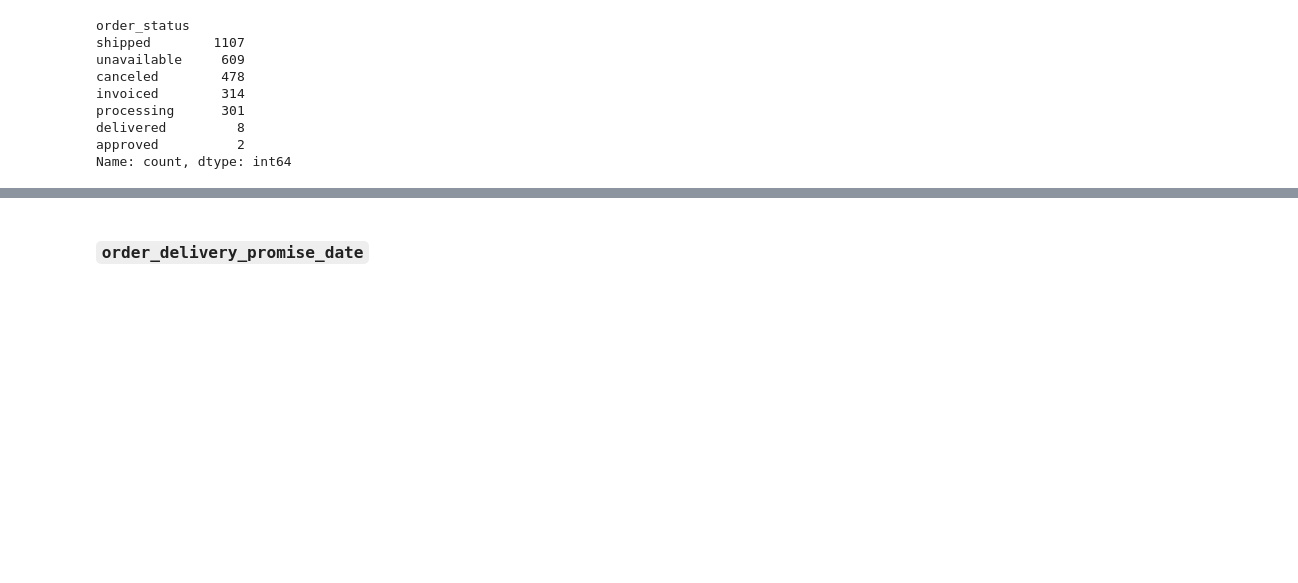
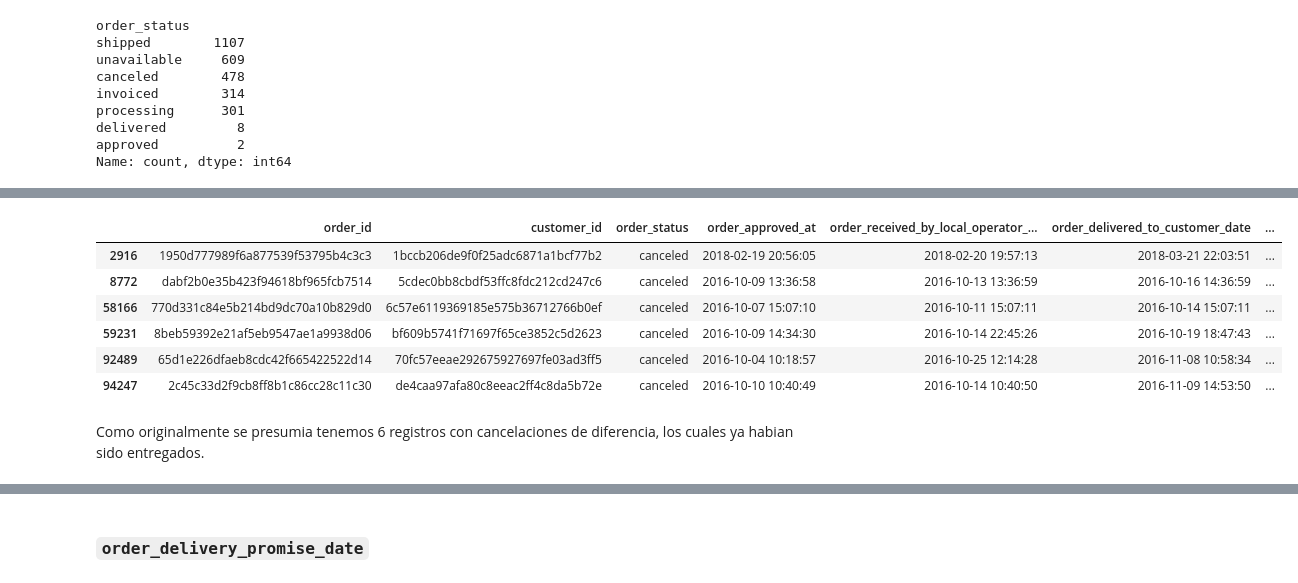
Before and after one commit to MaximilianoTauil/Business_Case, a Jupyter notebook: ETL_Case.ipynb, the cells around one changed output, grey strips where cells are left out. Drawn from its saved outputs; the diff is of its cells as text; code cells hidden in the pictures; blank space fills up the shorter version.

```diff
--- a/ETL_Case.ipynb
+++ b/ETL_Case.ipynb
@@ -350,0 +361,14 @@ Name: count, dtype: int64
+# %%
+filtered_orders = orders.loc[(orders['order_status'] == 'canceled') & (~orders['order_received_by_local_operator_date'].isnull()) &  (~orders['order_delivered_to_customer_date'].isnull())]
+
+filtered_orders
+# %% [output]
+|  | order_id | customer_id | order_status | order_approved_at | order_received_by_local_operator_... | order_delivered_to_customer_date | ... |
+| 2916 | 1950d777989f6a877539f53795b4c3c3 | 1bccb206de9f0f25adc6871a1bcf77b2 | canceled | 2018-02-19 20:56:05 | 2018-02-20 19:57:13 | 2018-03-21 22:03:51 | ... |
+| 8772 | dabf2b0e35b423f94618bf965fcb7514 | 5cdec0bb8cbdf53ffc8fdc212cd247c6 | canceled | 2016-10-09 13:36:58 | 2016-10-13 13:36:59 | 2016-10-16 14:36:59 | ... |
+| 58166 | 770d331c84e5b214bd9dc70a10b829d0 | 6c57e6119369185e575b36712766b0ef | canceled | 2016-10-07 15:07:10 | 2016-10-11 15:07:11 | 2016-10-14 15:07:11 | ... |
+| 59231 | 8beb59392e21af5eb9547ae1a9938d06 | bf609b5741f71697f65ce3852c5d2623 | canceled | 2016-10-09 14:34:30 | 2016-10-14 22:45:26 | 2016-10-19 18:47:43 | ... |
+| 92489 | 65d1e226dfaeb8cdc42f665422522d14 | 70fc57eeae292675927697fe03ad3ff5 | canceled | 2016-10-04 10:18:57 | 2016-10-25 12:14:28 | 2016-11-08 10:58:34 | ... |
+| 94247 | 2c45c33d2f9cb8ff8b1c86cc28c11c30 | de4caa97afa80c8eeac2ff4c8da5b72e | canceled | 2016-10-10 10:40:49 | 2016-10-14 10:40:50 | 2016-11-09 14:53:50 | ... |
+# %% [markdown]
+Como originalmente se presumia tenemos 6 registros con cancelaciones de diferencia, los cuales ya habian sido entregados.
```
Also changed, not shown: parts of 9 cells of this notebook.
